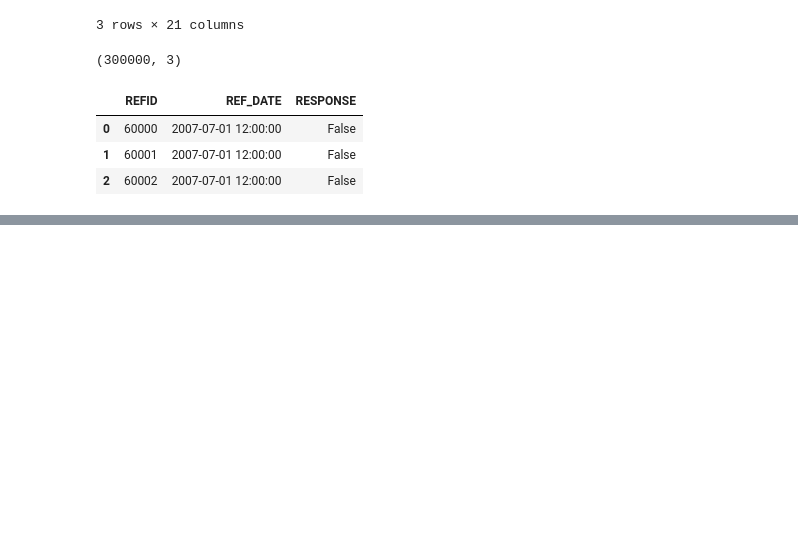
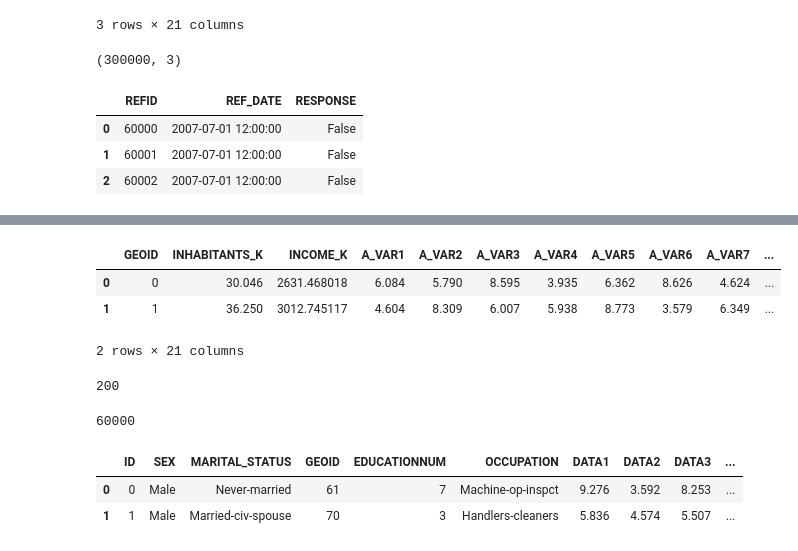
Before and after one commit to momori790/Springboard_AIC, a Jupyter notebook: capstone/notebooks/1.0-mo-initial-analysis.ipynb, the cells around one changed output, grey strips where cells are left out. Drawn from its saved outputs; the diff is of its cells as text; code cells hidden in the pictures; blank space fills up the shorter version.

```diff
--- a/capstone/notebooks/1.0-mo-initial-analysis.ipynb
+++ b/capstone/notebooks/1.0-mo-initial-analysis.ipynb
@@ -122,0 +278,21 @@ Index(['id', 'html', 'political', 'not_political', 'title', 'message',
+# %%
+df_demog.head(2)
+# %% [output]
+|  | GEOID | INHABITANTS_K | INCOME_K | A_VAR1 | A_VAR2 | A_VAR3 | A_VAR4 | A_VAR5 | A_VAR6 | A_VAR7 | ... |
+| 0 | 0 | 30.046 | 2631.468018 | 6.084 | 5.790 | 8.595 | 3.935 | 6.362 | 8.626 | 4.624 | ... |
+| 1 | 1 | 36.250 | 3012.745117 | 4.604 | 8.309 | 6.007 | 5.938 | 8.773 | 3.579 | 6.349 | ... |
+2 rows × 21 columns
+# %%
+df_demog.GEOID.nunique()
+# %% [output]
+200
+# %%
+df_mail_train.REFID.nunique()
+# %% [output]
+60000
+# %%
+df_cust.head(2)
+# %% [output]
+|  | ID | SEX | MARITAL_STATUS | GEOID | EDUCATIONNUM | OCCUPATION | DATA1 | DATA2 | DATA3 | ... |
+| 0 | 0 | Male | Never-married | 61 | 7 | Machine-op-inspct | 9.276 | 3.592 | 8.253 | ... |
+| 1 | 1 | Male | Married-civ-spouse | 70 | 3 | Handlers-cleaners | 5.836 | 4.574 | 5.507 | ... |
```
Also changed, not shown: parts of 50 cells of this notebook, 4 other files.
